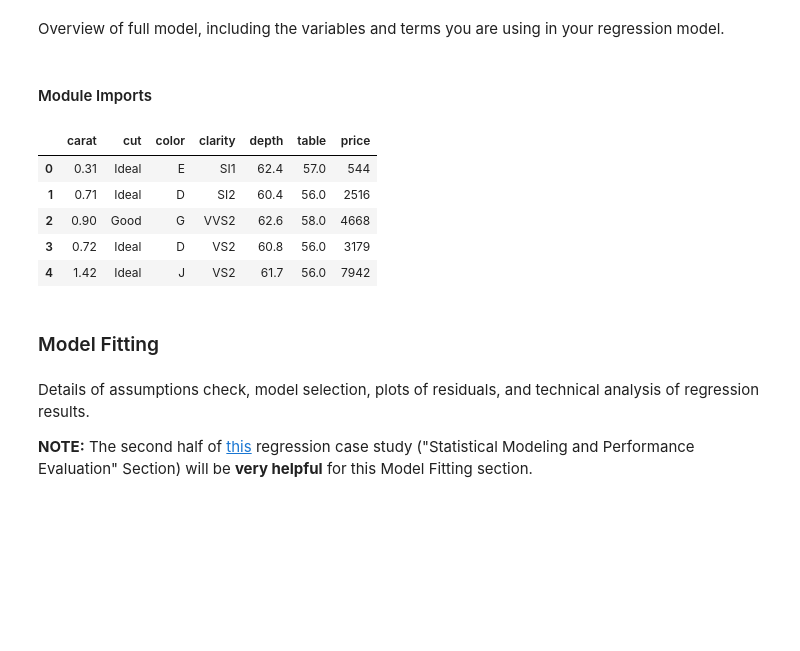
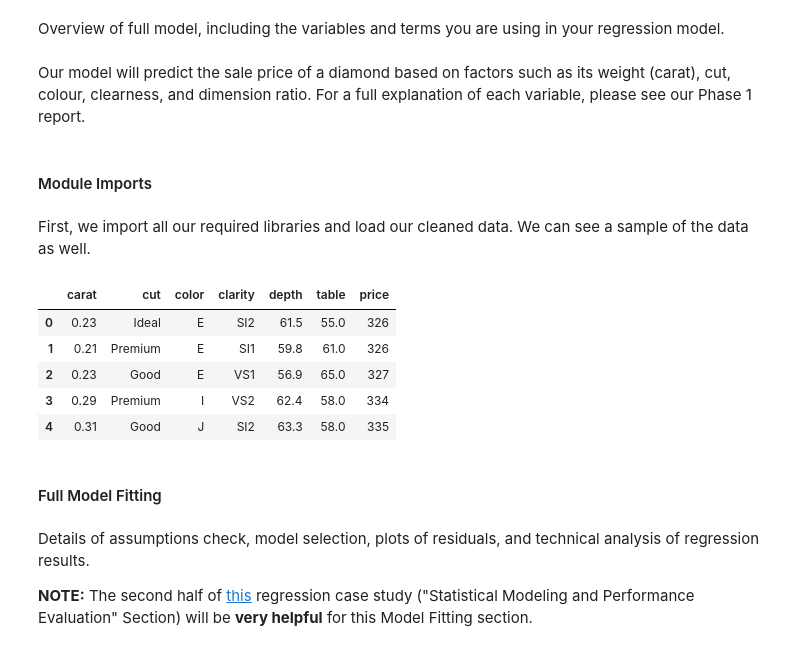
Before and after one commit to billytheme/computing-maths-group-32, a Jupyter notebook: Phase_2_Report.ipynb, the cells around one changed output. Drawn from its saved outputs; the diff is of its cells as text; code cells hidden in the pictures; blank space fills up the shorter version.

Commit message:
Complete inital modelling to allow others to start

```diff
--- a/Phase_2_Report.ipynb
+++ b/Phase_2_Report.ipynb
@@ -35,37 +37,41 @@ A detailed, complete, and accurate overview of your statistical modelling method
 ### Full Model Overview
 # %% [markdown]
 Overview of full model, including the variables and terms you are using in your regression model.
+# %% [markdown]
+Our model will predict the sale price of a diamond based on factors such as its weight (carat), cut, colour, clearness, and dimension ratio. For a full explanation of each variable, please see our Phase 1 report.
 # %% [markdown]
 #### Module Imports
+# %% [markdown]
+First, we import all our required libraries and load our cleaned data. We can see a sample of the data as well.
 # %%
 import numpy as np
 import pandas as pd
 import matplotlib.pyplot as plt
 import seaborn as sns
 import statsmodels.api as sm
 import statsmodels.formula.api as smf
 import patsy
 
 import warnings
 warnings.filterwarnings('ignore')
 
 pd.set_option('display.max_columns', None)
 
 %matplotlib inline
 %config InlineBackend.figure_format = 'retina'
 plt.style.use("ggplot")
 
-df = pd.read_csv('cleaned_diamonds.csv')
+df = pd.read_csv('diamonds_cleaned_no_sampling.csv')
 df.head()
 # %% [output]
 |  | carat | cut | color | clarity | depth | table | price |
-| 0 | 0.31 | Ideal | E | SI1 | 62.4 | 57.0 | 544 |
-| 1 | 0.71 | Ideal | D | SI2 | 60.4 | 56.0 | 2516 |
-| 2 | 0.90 | Good | G | VVS2 | 62.6 | 58.0 | 4668 |
-| 3 | 0.72 | Ideal | D | VS2 | 60.8 | 56.0 | 3179 |
-| 4 | 1.42 | Ideal | J | VS2 | 61.7 | 56.0 | 7942 |
+| 0 | 0.23 | Ideal | E | SI2 | 61.5 | 55.0 | 326 |
+| 1 | 0.21 | Premium | E | SI1 | 59.8 | 61.0 | 326 |
+| 2 | 0.23 | Good | E | VS1 | 56.9 | 65.0 | 327 |
+| 3 | 0.29 | Premium | I | VS2 | 62.4 | 58.0 | 334 |
+| 4 | 0.31 | Good | J | SI2 | 63.3 | 58.0 | 335 |
 # %% [markdown]
-### Model Fitting
+#### Full Model Fitting
 # %% [markdown]
 Details of assumptions check, model selection, plots of residuals, and technical analysis of regression results.
 
```
Also changed, not shown: parts of 36 cells of this notebook, 3 other files.
